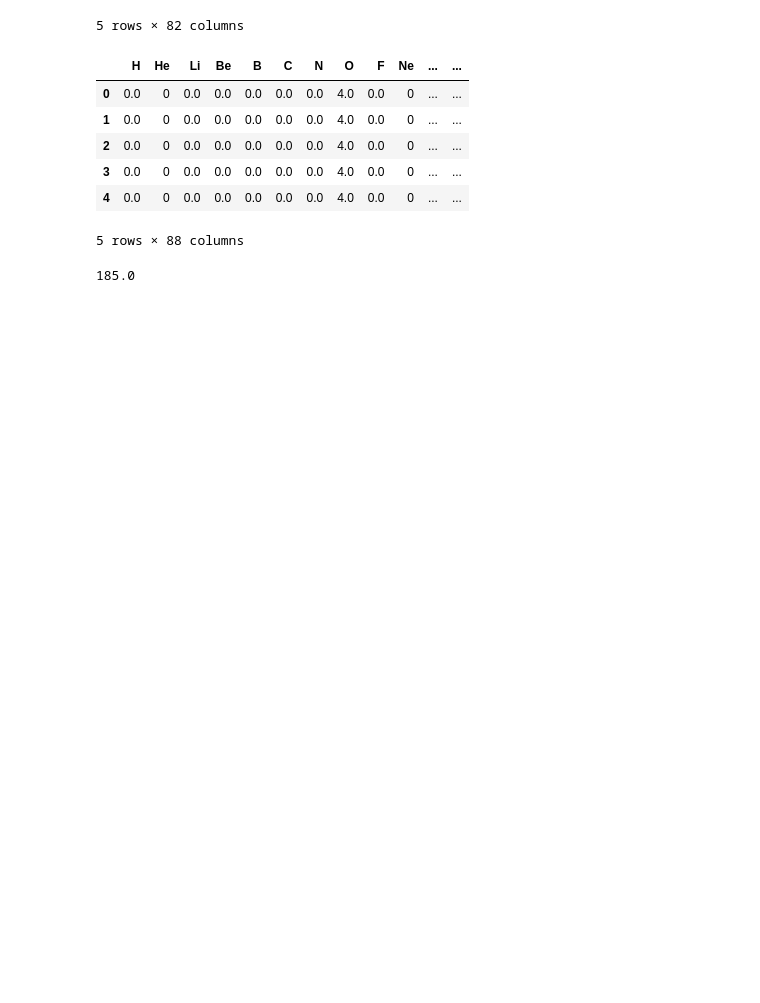
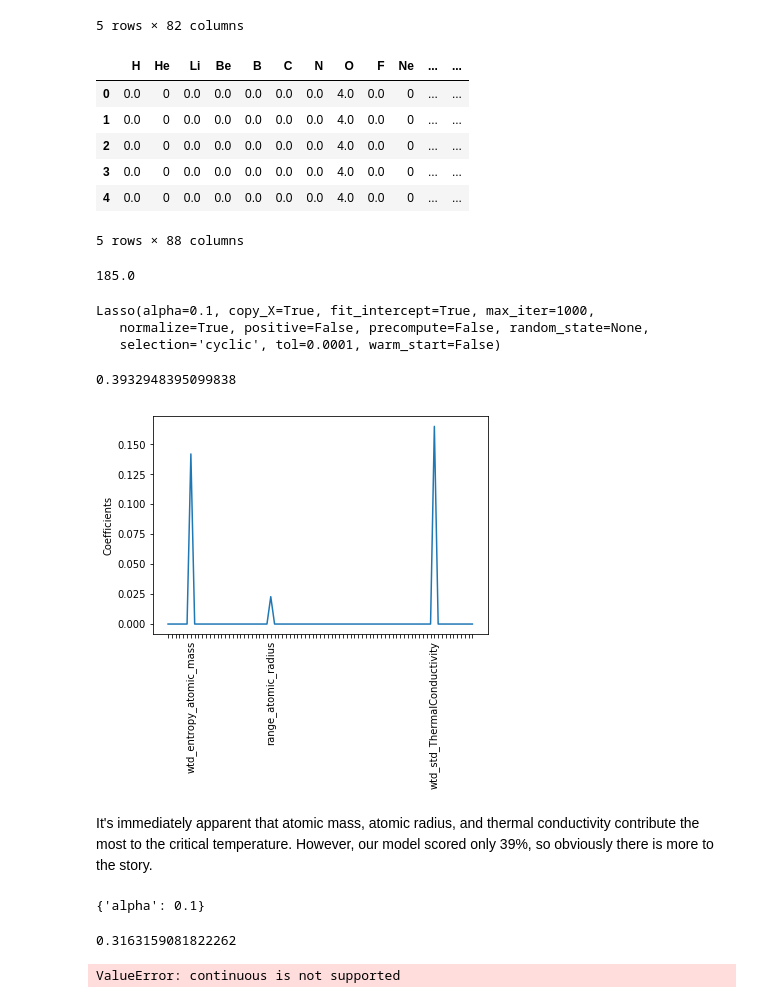
Before and after one commit to djconnolly27/DataScienceProject1, a Jupyter notebook: project3/notebook3_firstpass.ipynb, the cells around one changed output. Saved outputs shown, nothing was run; the diff lists cells and outputs as text; code cells hidden in the pictures; blank space fills up the shorter version.

Commit message:
Adds lasso regression start

```diff
--- a/project3/notebook3_firstpass.ipynb
+++ b/project3/notebook3_firstpass.ipynb
@@ -29,0 +40,35 @@ train['critical_temp'].max()
+# %%
+X_train, X_test, y_train, y_test = train_test_split(X, y,
+                                                    test_size=0.2, random_state=42)
+# %%
+lasso = Lasso(alpha=0.1, normalize=True)
+lasso.fit(X_train, y_train)
+# %% [output]
+Lasso(alpha=0.1, copy_X=True, fit_intercept=True, max_iter=1000,
+   normalize=True, positive=False, precompute=False, random_state=None,
+   selection='cyclic', tol=0.0001, warm_start=False)
+# %%
+lasso_pred = lasso.predict(X_test)
+lasso.score(X_test, y_test)
+# %% [output]
+0.3932948395099838
+# %%
+coef = lasso.coef_
+# %%
+names = X_train.columns
+# %%
+plt.plot(range(len(X_train.columns)), coef)
+count = dict()
+for i in range(len(coef)):
+    if coef[i] > 0.02:
+        count[i] = names[i]
+    else:
+        count[i] = ''
+
+plt.xticks(range(len(count.keys())), count.values(), rotation=90)
+plt.ylabel('Coefficients')
+plt.show()
+# %% [output]
+[figure, added]
+# %% [markdown]
+It's immediately apparent that atomic mass, atomic radius, and thermal conductivity contribute the most to the critical temperature. However, our model scored only 39%, so obviously there is more to the story.
@@ -29,0 +77,15 @@ train['critical_temp'].max()
+# %%
+lasso = Lasso()
+lasso_cv = GridSearchCV(lasso, param_grid, cv=5)
+lasso_cv.fit(X, y)
+lasso_cv.best_params_
+# %% [output]
+{'alpha': 0.1}
+# %%
+lasso_cv.best_score_
+# %% [output]
+0.3163159081822262
+# %%
+confusion_matrix(y_test, lasso_pred)
+# %% [output]
+ValueError: continuous is not supported
```
Also changed, not shown: parts of 4 cells of this notebook.
